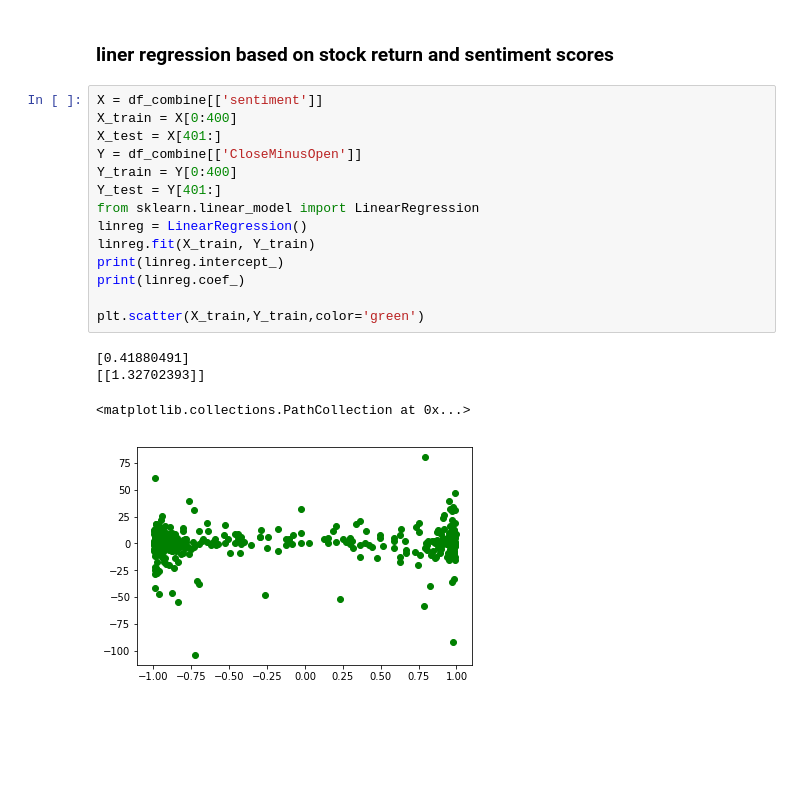
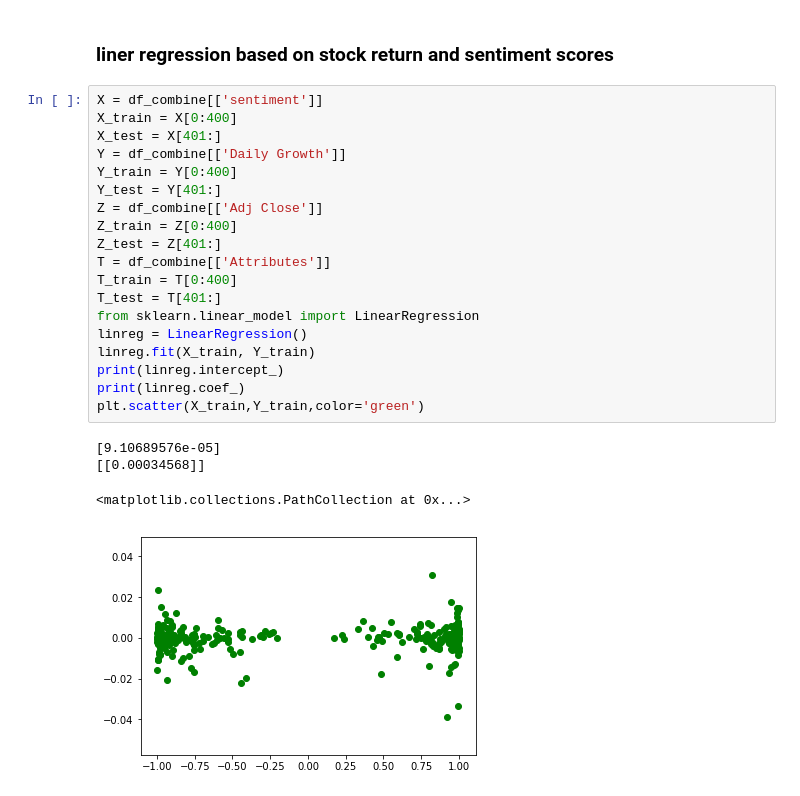
Before and after one commit to Rocket-101/RocketProject, a Jupyter notebook: xiaoya_rocketproject.ipynb, the cells around one changed output. Cells and saved outputs as stored; diff of their text form; blank space fills up the shorter version.

```diff
--- a/xiaoya_rocketproject.ipynb
+++ b/xiaoya_rocketproject.ipynb
@@ -207,22 +217,27 @@ df_combine['sentiment'].hist()
 # %%
 X = df_combine[['sentiment']]
 X_train = X[0:400]
 X_test = X[401:]
-Y = df_combine[['CloseMinusOpen']]
+Y = df_combine[['Daily Growth']]
 Y_train = Y[0:400]
 Y_test = Y[401:]
+Z = df_combine[['Adj Close']]
+Z_train = Z[0:400]
+Z_test = Z[401:]
+T = df_combine[['Attributes']]
+T_train = T[0:400]
+T_test = T[401:]
 from sklearn.linear_model import LinearRegression
 linreg = LinearRegression()
 linreg.fit(X_train, Y_train)
 print(linreg.intercept_)
 print(linreg.coef_)
-
 plt.scatter(X_train,Y_train,color='green')
 # %% [output]
-[0.41880491]
-[[1.32702393]]
+[9.10689576e-05]
+[[0.00034568]]
 <matplotlib.collections.PathCollection at 0x...>
-[figure, old version]
+[figure, new version]
 # %%
 # Function to show the resutls of linear fit model
 def show_linear_line(X_parameters,Y_parameters):
```
Also changed, not shown: parts of 7 cells of this notebook.
